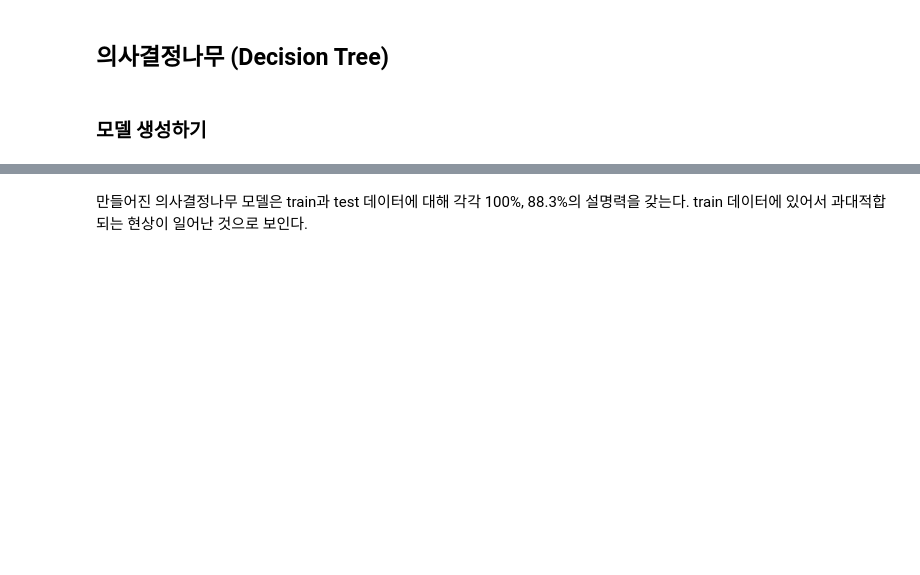
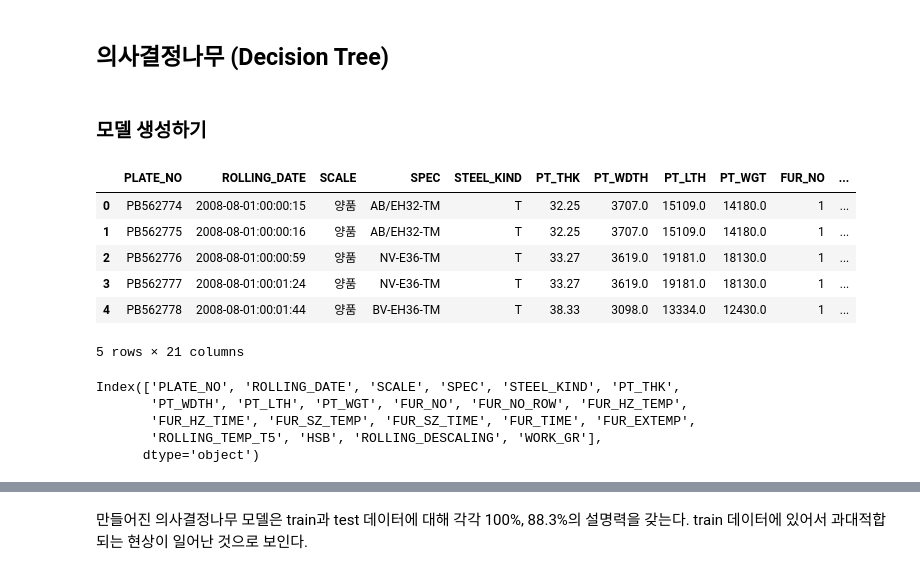
Before and after one commit to mjiii25/posco-academy, a Jupyter notebook: Big-Data/Assignment-2/C1성민지_종합실습-2_code.ipynb, the cells around one changed output, grey strips where cells are left out. Cells and saved outputs as stored; diff of their text form; code cells hidden in the pictures; blank space fills up the shorter version.

```diff
--- a/Big-Data/Assignment-2/C1성민지_종합실습-2_code.ipynb
+++ b/Big-Data/Assignment-2/C1성민지_종합실습-2_code.ipynb
@@ -520,3 +497,21 @@ df_test_y size : (181,)
 ## **의사결정나무 (Decision Tree)**
 # %% [markdown]
 ### **모델 생성하기**
+# %%
+df_raw.head()
+# %% [output]
+|  | PLATE_NO | ROLLING_DATE | SCALE | SPEC | STEEL_KIND | PT_THK | PT_WDTH | PT_LTH | PT_WGT | FUR_NO | ... |
+| 0 | PB562774 | 2008-08-01:00:00:15 | 양품 | AB/EH32-TM | T | 32.25 | 3707.0 | 15109.0 | 14180.0 | 1 | ... |
+| 1 | PB562775 | 2008-08-01:00:00:16 | 양품 | AB/EH32-TM | T | 32.25 | 3707.0 | 15109.0 | 14180.0 | 1 | ... |
+| 2 | PB562776 | 2008-08-01:00:00:59 | 양품 | NV-E36-TM | T | 33.27 | 3619.0 | 19181.0 | 18130.0 | 1 | ... |
+| 3 | PB562777 | 2008-08-01:00:01:24 | 양품 | NV-E36-TM | T | 33.27 | 3619.0 | 19181.0 | 18130.0 | 1 | ... |
+| 4 | PB562778 | 2008-08-01:00:01:44 | 양품 | BV-EH36-TM | T | 38.33 | 3098.0 | 13334.0 | 12430.0 | 1 | ... |
+5 rows × 21 columns
+# %%
+df_raw.columns
+# %% [output]
+Index(['PLATE_NO', 'ROLLING_DATE', 'SCALE', 'SPEC', 'STEEL_KIND', 'PT_THK',
+       'PT_WDTH', 'PT_LTH', 'PT_WGT', 'FUR_NO', 'FUR_NO_ROW', 'FUR_HZ_TEMP',
+       'FUR_HZ_TIME', 'FUR_SZ_TEMP', 'FUR_SZ_TIME', 'FUR_TIME', 'FUR_EXTEMP',
+       'ROLLING_TEMP_T5', 'HSB', 'ROLLING_DESCALING', 'WORK_GR'],
+      dtype='object')
```
Also changed, not shown: parts of 19 cells of this notebook.
